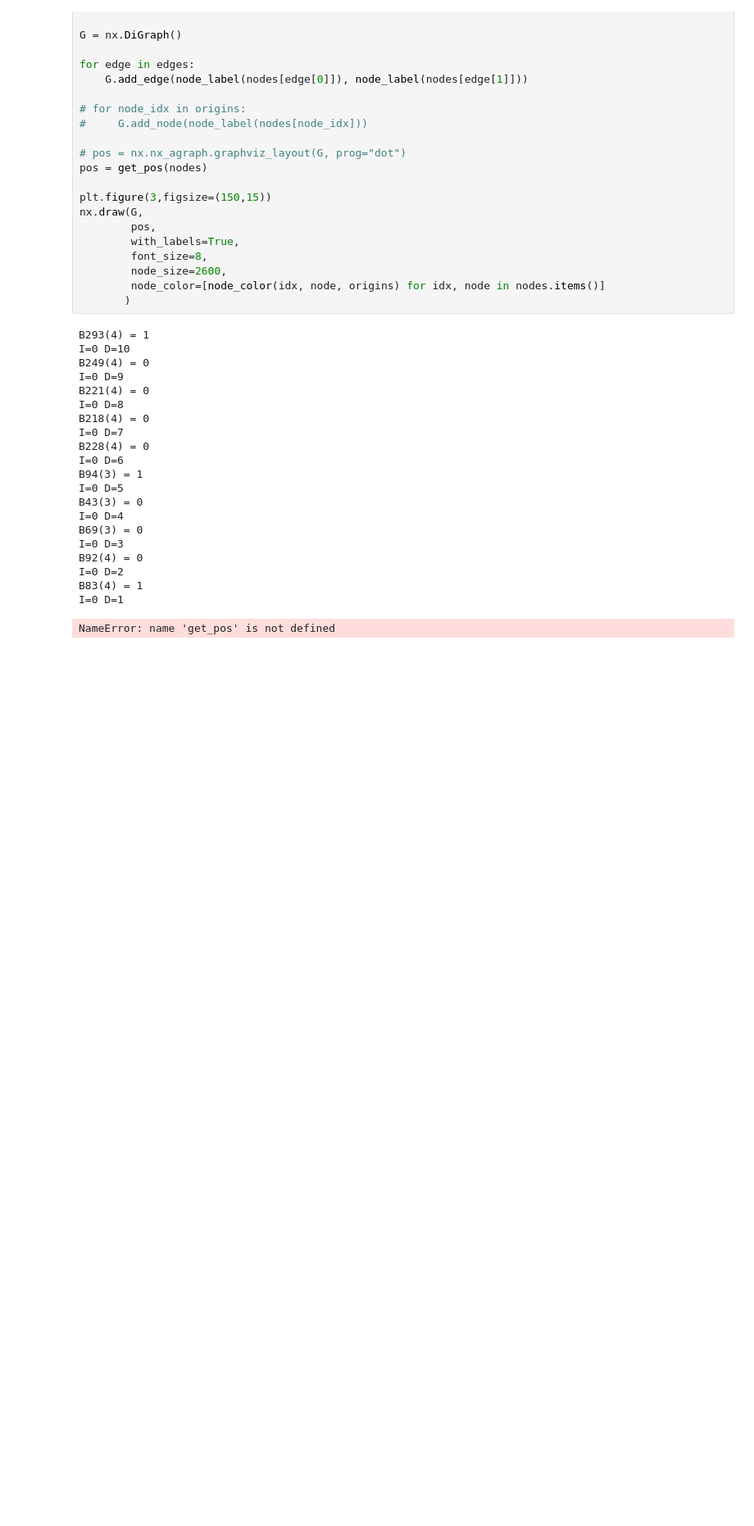
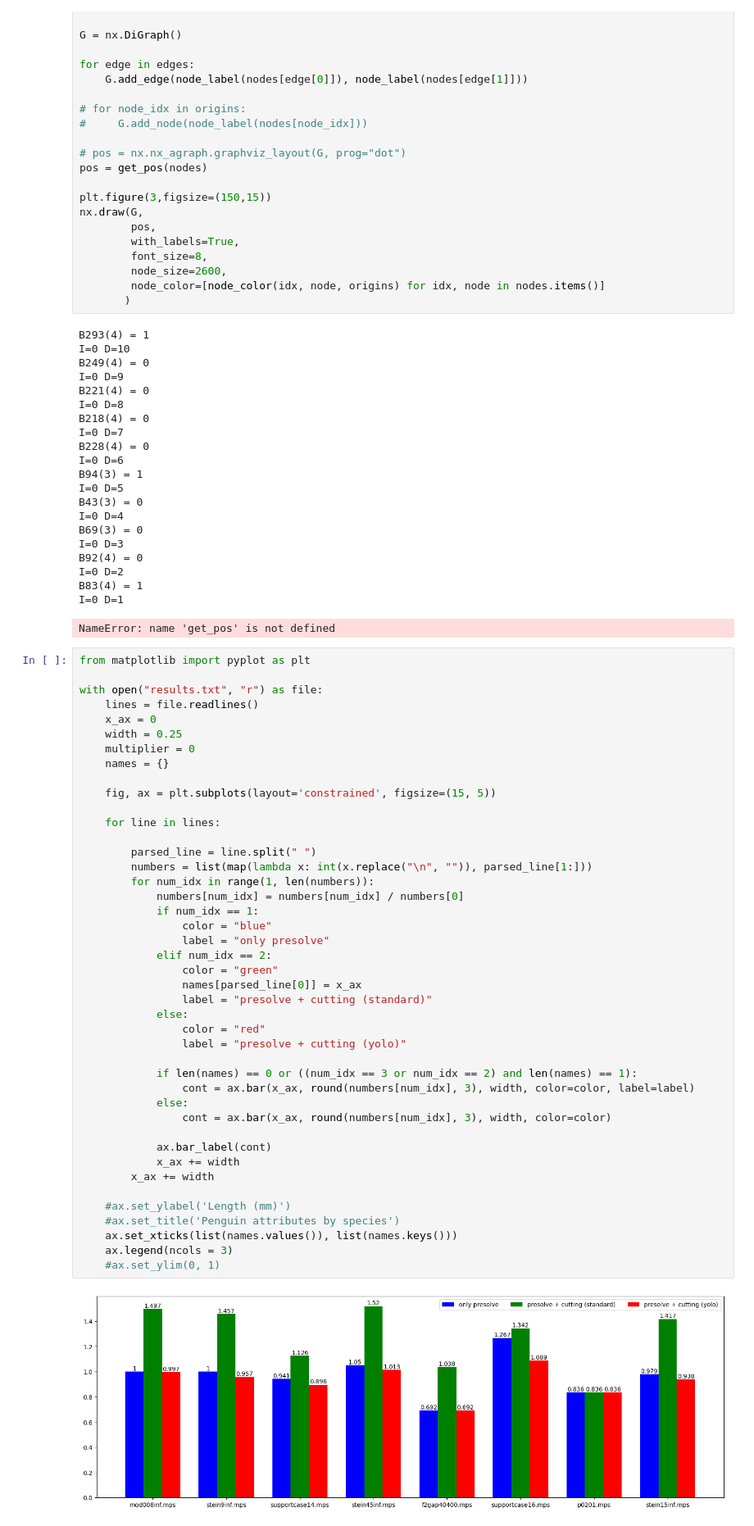
Before and after one commit to Dx-by-Dy/Conflict-analysis, a Jupyter notebook: draw_graph.ipynb, the cells around one changed output. Shown: that part at 82% size. Cells and saved outputs as stored; diff of their text form; blank space fills up the shorter version.

Commit message:
Results 1.

```diff
--- a/draw_graph.ipynb
+++ b/draw_graph.ipynb
@@ -137,3 +167,48 @@ I=0 D=2
 B83(4) = 1
 I=0 D=1
 NameError: name 'get_pos' is not defined
+# %%
+from matplotlib import pyplot as plt
+
+with open("results.txt", "r") as file:
+    lines = file.readlines()
+    x_ax = 0
+    width = 0.25
+    multiplier = 0
+    names = {}
+
+    fig, ax = plt.subplots(layout='constrained', figsize=(15, 5))
+
+    for line in lines:
+
+        parsed_line = line.split(" ")
+        numbers = list(map(lambda x: int(x.replace("\n", "")), parsed_line[1:]))
+        for num_idx in range(1, len(numbers)):
+            numbers[num_idx] = numbers[num_idx] / numbers[0]
+            if num_idx == 1:
+                color = "blue"
+                label = "only presolve"
+            elif num_idx == 2:
+                color = "green"
+                names[parsed_line[0]] = x_ax
+                label = "presolve + cutting (standard)"
+            else:
+                color = "red"
+                label = "presolve + cutting (yolo)"
+
+            if len(names) == 0 or ((num_idx == 3 or num_idx == 2) and len(names) == 1):
+                cont = ax.bar(x_ax, round(numbers[num_idx], 3), width, color=color, label=label)
+            else:
+                cont = ax.bar(x_ax, round(numbers[num_idx], 3), width, color=color)
+
+            ax.bar_label(cont)
+            x_ax += width
+        x_ax += width
+
+    #ax.set_ylabel('Length (mm)')
+    #ax.set_title('Penguin attributes by species')
+    ax.set_xticks(list(names.values()), list(names.keys()))
+    ax.legend(ncols = 3)
+    #ax.set_ylim(0, 1)
+# %% [output]
+[figure, added]
```
Also changed, not shown: parts of 2 cells of this notebook, 1 other file.
